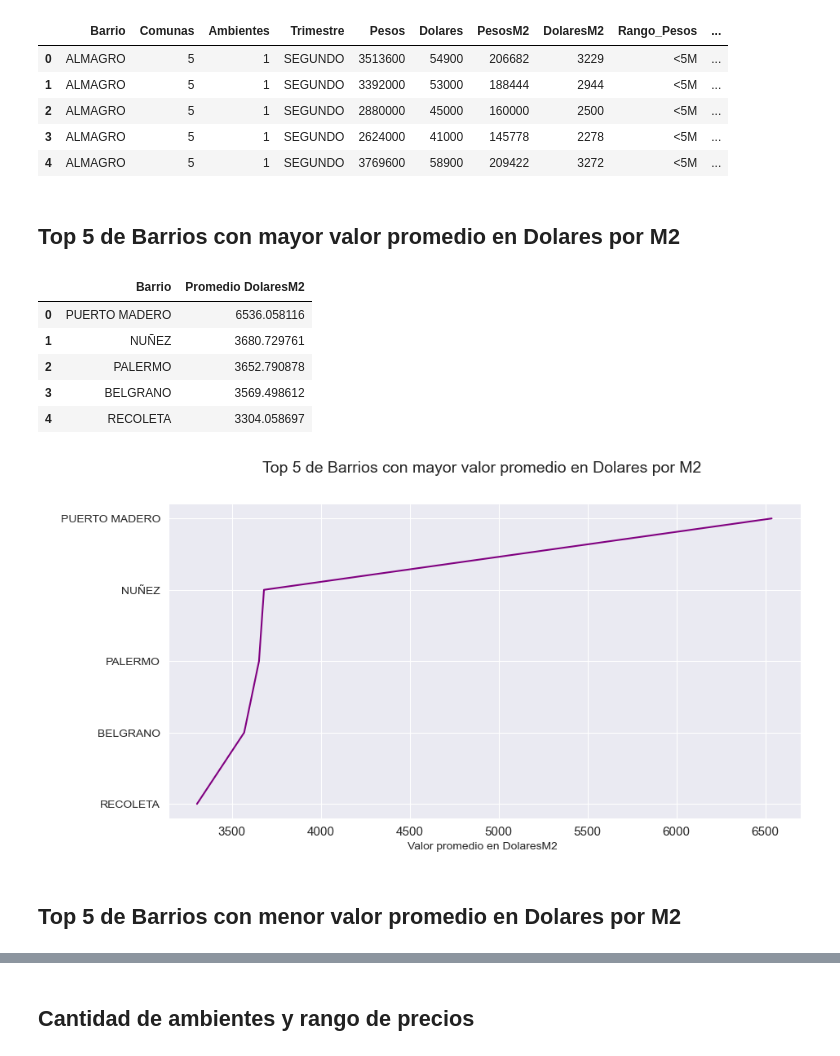
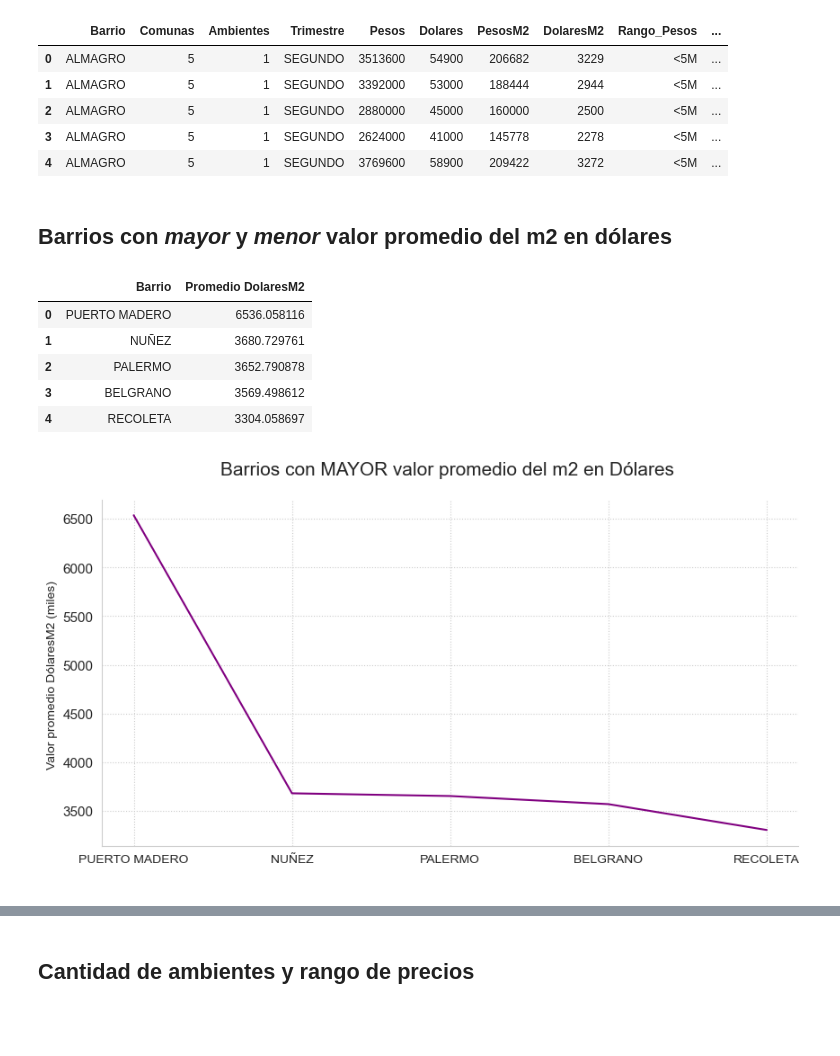
Before and after one commit to tami-pilla/DepartamentosAlquiler_Python, a Jupyter notebook: Análisis Exploratorio - Departamentos en Venta 2020.ipynb, the cells around one changed output, grey strips where cells are left out. Saved outputs shown, nothing was run; the diff lists cells and outputs as text; code cells hidden in the pictures; blank space fills up the shorter version.

```diff
--- a/Análisis Exploratorio - Departamentos en Venta 2020.ipynb
+++ b/Análisis Exploratorio - Departamentos en Venta 2020.ipynb
@@ -3,8 +30,8 @@ import pandas as pd
 import seaborn as sns
 import matplotlib.pyplot as plt
 # %%
-data_intervalos = pd.read_csv("departamentos-en-venta-2020-intervalos.csv")
-data_intervalos.head()
+data = pd.read_csv("departamentos-en-venta-2020-intervalos.csv")
+data.head()
 # %% [output]
 |  | Barrio | Comunas | Ambientes | Trimestre | Pesos | Dolares | PesosM2 | DolaresM2 | Rango_Pesos | ... |
 | 0 | ALMAGRO | 5 | 1 | SEGUNDO | 3513600 | 54900 | 206682 | 3229 | <5M | ... |
@@ -13,38 +40,34 @@ data_intervalos.head()
 | 3 | ALMAGRO | 5 | 1 | SEGUNDO | 2624000 | 41000 | 145778 | 2278 | <5M | ... |
 | 4 | ALMAGRO | 5 | 1 | SEGUNDO | 3769600 | 58900 | 209422 | 3272 | <5M | ... |
 # %% [markdown]
-## Top 5 de Barrios con mayor valor promedio en Dolares por M2
+## Barrios con *mayor* y *menor* valor promedio del m2 en dólares
 # %%
-top5_mayor_prom_dM2_barrio = pd.DataFrame(data_intervalos['DolaresM2'].groupby(data_intervalos['Barrio'])
+mayor_promedio_dM2 = pd.DataFrame(data['DolaresM2'].groupby(data['Barrio'])
                                          .mean().rename('Promedio DolaresM2')
                                          .sort_values(ascending = False).reset_index()).head(5)
+mayor_promedio_dM2
+# %% [output]
+|  | Barrio | Promedio DolaresM2 |
+| 0 | PUERTO MADERO | 6536.058116 |
+| 1 | NUÑEZ | 3680.729761 |
+| 2 | PALERMO | 3652.790878 |
+| 3 | BELGRANO | 3569.498612 |
+| 4 | RECOLETA | 3304.058697 |
-# %%
-top5_mayor_prom_dM2_barrio
-# %% [output]
-|  | Barrio | Promedio DolaresM2 |
-| 0 | PUERTO MADERO | 6536.058116 |
-| 1 | NUÑEZ | 3680.729761 |
-| 2 | PALERMO | 3652.790878 |
-| 3 | BELGRANO | 3569.498612 |
-| 4 | RECOLETA | 3304.058697 |
 # %%
 plt.figure(figsize=(10,5))
-sns.lineplot(y = top5_mayor_prom_dM2_barrio['Barrio'],
-             x = top5_mayor_prom_dM2_barrio['Promedio DolaresM2'],
+plt.title('Barrios con MAYOR valor promedio del m2 en Dólares ', y=1.05, fontdict={'size':15})
+plt.xticks(fontsize=10)
+plt.yticks(fontsize=11)
+plt.ylabel('Valor promedio DólaresM2 (miles) ')
+plt.xlabel(' ')
+
+sns.lineplot(x = mayor_promedio_dM2['Barrio'],
+             y = mayor_promedio_dM2['Promedio DolaresM2'],
              color = 'purple',
-             data = top5_mayor_prom_dM2_barrio)
+             data = mayor_promedio_dM2)
+sns.despine()
+sns.set_style("whitegrid", {'grid.linestyle': ':'})
 
-plt.title('Top 5 de Barrios con mayor valor promedio en Dolares por M2 ', y=1.08, fontdict={'size':14})
-plt.xticks(fontsize=11)
-plt.yticks(fontsize=10)
-plt.ylabel(' ')
-plt.xlabel('Valor promedio en DolaresM2 ')
-
-sns.despine()
-sns.set_style("darkgrid")
-#plt.grid()
 plt.show()
 # %% [output]
-[figure, old version]
+[figure, new version]
-# %% [markdown]
-## Top 5 de Barrios con menor valor promedio en Dolares por M2
```
Also changed, not shown: parts of 11 cells of this notebook, 1 other file.
